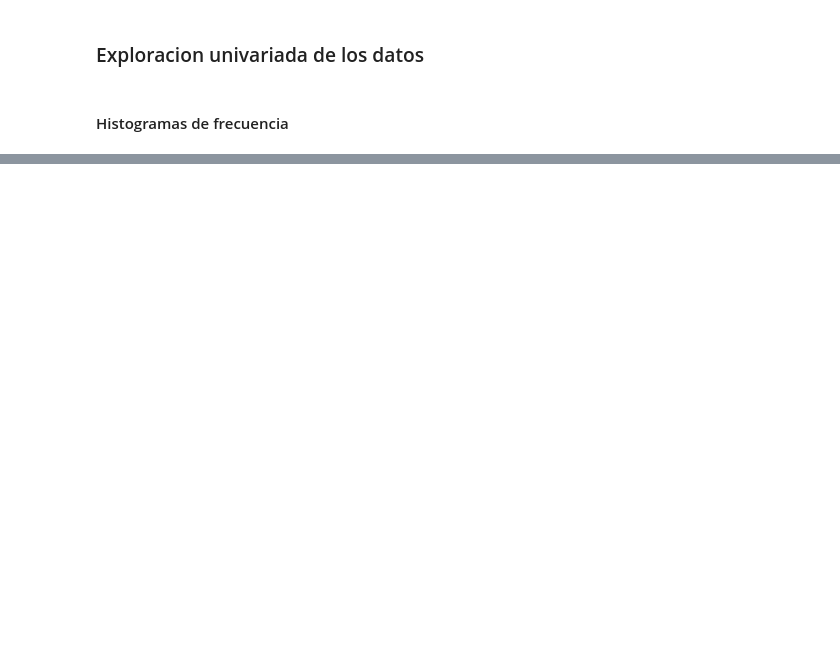
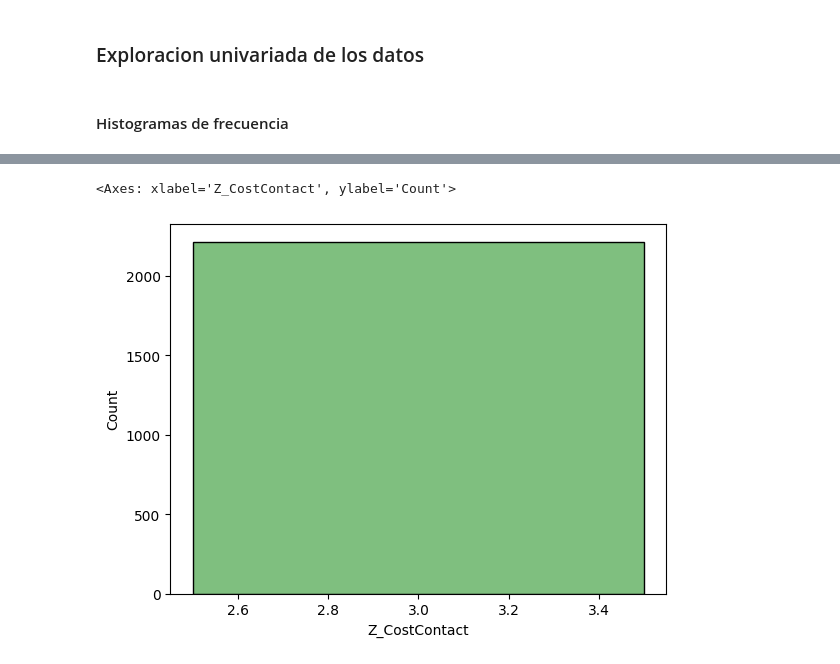
Before and after one commit to DavidBetancurRamirez/ComputacionCientifica, a Jupyter notebook: agrupamiento/caso1/caso1_agrupamiento.ipynb, the cells around one changed output, grey strips where cells are left out. Drawn from its saved outputs; the diff is of its cells as text; code cells hidden in the pictures; blank space fills up the shorter version.

```diff
--- a/agrupamiento/caso1/caso1_agrupamiento.ipynb
+++ b/agrupamiento/caso1/caso1_agrupamiento.ipynb
@@ -212,0 +225,5 @@ plt.show()
+# %%
+sb.histplot(data = data, x = data['Z_CostContact'], kde = True, color = 'green')
+# %% [output]
+<Axes: xlabel='Z_CostContact', ylabel='Count'>
+[figure, added]
```
Also changed, not shown: parts of 19 cells of this notebook.
